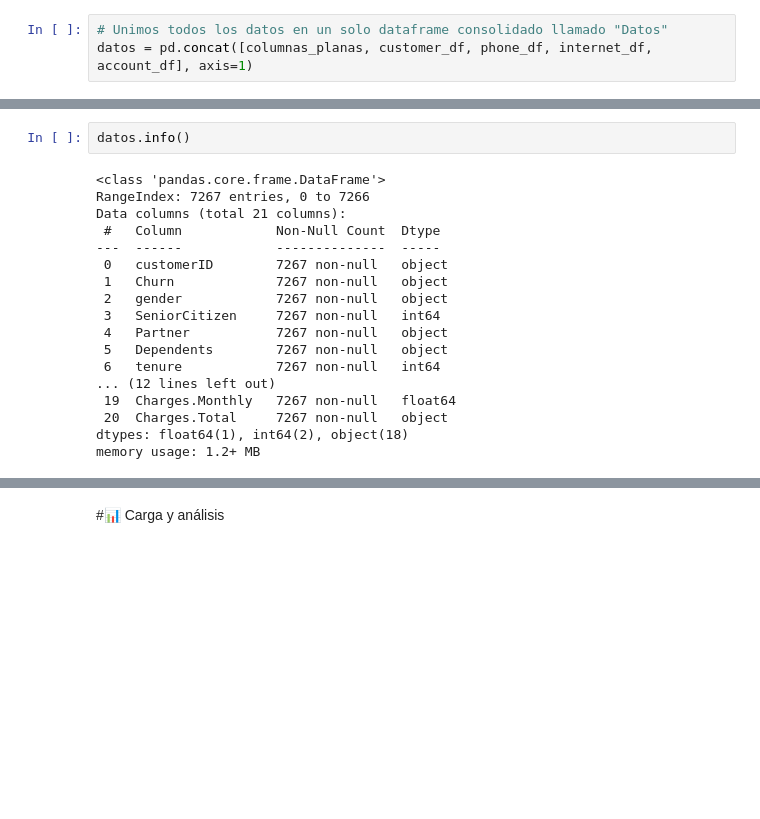
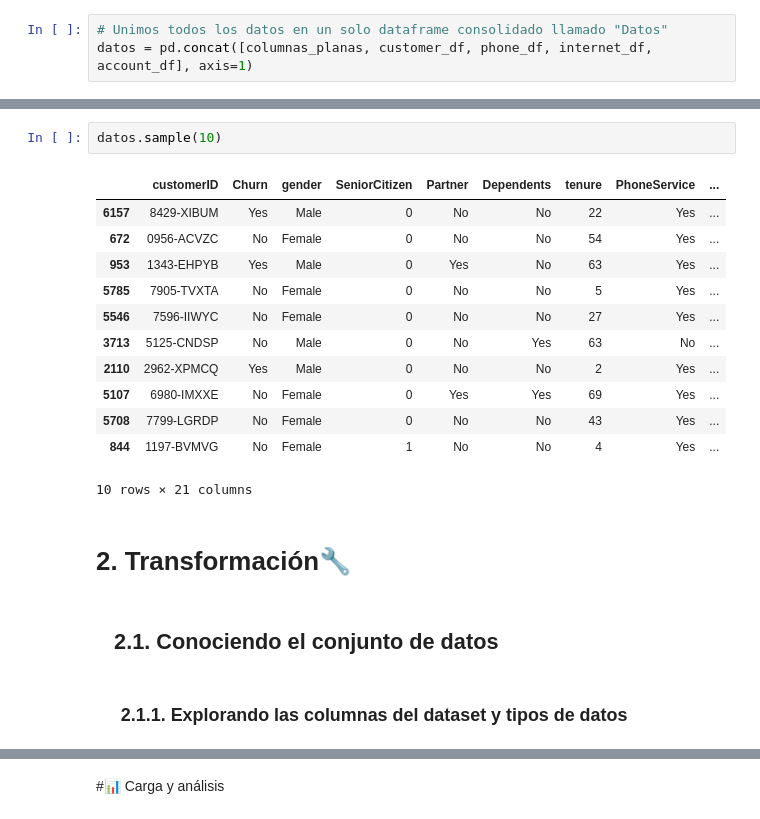
Before and after one commit to DevMagnov/Challenge_TelecomX_M-Huaromo, a Jupyter notebook: TelecomX_LATAM.ipynb, the cells around one changed output, grey strips where cells are left out. Drawn from its saved outputs; the diff is of its cells as text; blank space fills up the shorter version.

```diff
--- a/TelecomX_LATAM.ipynb
+++ b/TelecomX_LATAM.ipynb
@@ -64,20 +65,21 @@ datos.head()
-# %%
-datos.info()
-# %% [output]
-<class 'pandas.core.frame.DataFrame'>
-RangeIndex: 7267 entries, 0 to 7266
-Data columns (total 21 columns):
- #   Column            Non-Null Count  Dtype
----  ------            --------------  -----
- 0   customerID        7267 non-null   object
- 1   Churn             7267 non-null   object
- 2   gender            7267 non-null   object
- 3   SeniorCitizen     7267 non-null   int64
- 4   Partner           7267 non-null   object
- 5   Dependents        7267 non-null   object
- 6   tenure            7267 non-null   int64
-... (12 lines left out)
- 19  Charges.Monthly   7267 non-null   float64
- 20  Charges.Total     7267 non-null   object
-dtypes: float64(1), int64(2), object(18)
-memory usage: 1.2+ MB
+# %%
+datos.sample(10)
+# %% [output]
+|  | customerID | Churn | gender | SeniorCitizen | Partner | Dependents | tenure | PhoneService | ... |
+| 6157 | 8429-XIBUM | Yes | Male | 0 | No | No | 22 | Yes | ... |
+| 672 | 0956-ACVZC | No | Female | 0 | No | No | 54 | Yes | ... |
+| 953 | 1343-EHPYB | Yes | Male | 0 | Yes | No | 63 | Yes | ... |
+| 5785 | 7905-TVXTA | No | Female | 0 | No | No | 5 | Yes | ... |
+| 5546 | 7596-IIWYC | No | Female | 0 | No | No | 27 | Yes | ... |
+| 3713 | 5125-CNDSP | No | Male | 0 | No | Yes | 63 | No | ... |
+| 2110 | 2962-XPMCQ | Yes | Male | 0 | No | No | 2 | Yes | ... |
+| 5107 | 6980-IMXXE | No | Female | 0 | Yes | Yes | 69 | Yes | ... |
+| 5708 | 7799-LGRDP | No | Female | 0 | No | No | 43 | Yes | ... |
+| 844 | 1197-BVMVG | No | Female | 1 | No | No | 4 | Yes | ... |
+10 rows × 21 columns
+# %% [markdown]
+# **2. Transformación**🔧
+# %% [markdown]
+## &nbsp;&nbsp;&nbsp;2.1. **Conociendo el conjunto de datos**
+# %% [markdown]
+### &nbsp;&nbsp;&nbsp;&nbsp;&nbsp;2.1.1. **Explorando las columnas del dataset y tipos de datos**
```
Also changed, not shown: parts of 34 cells of this notebook.
